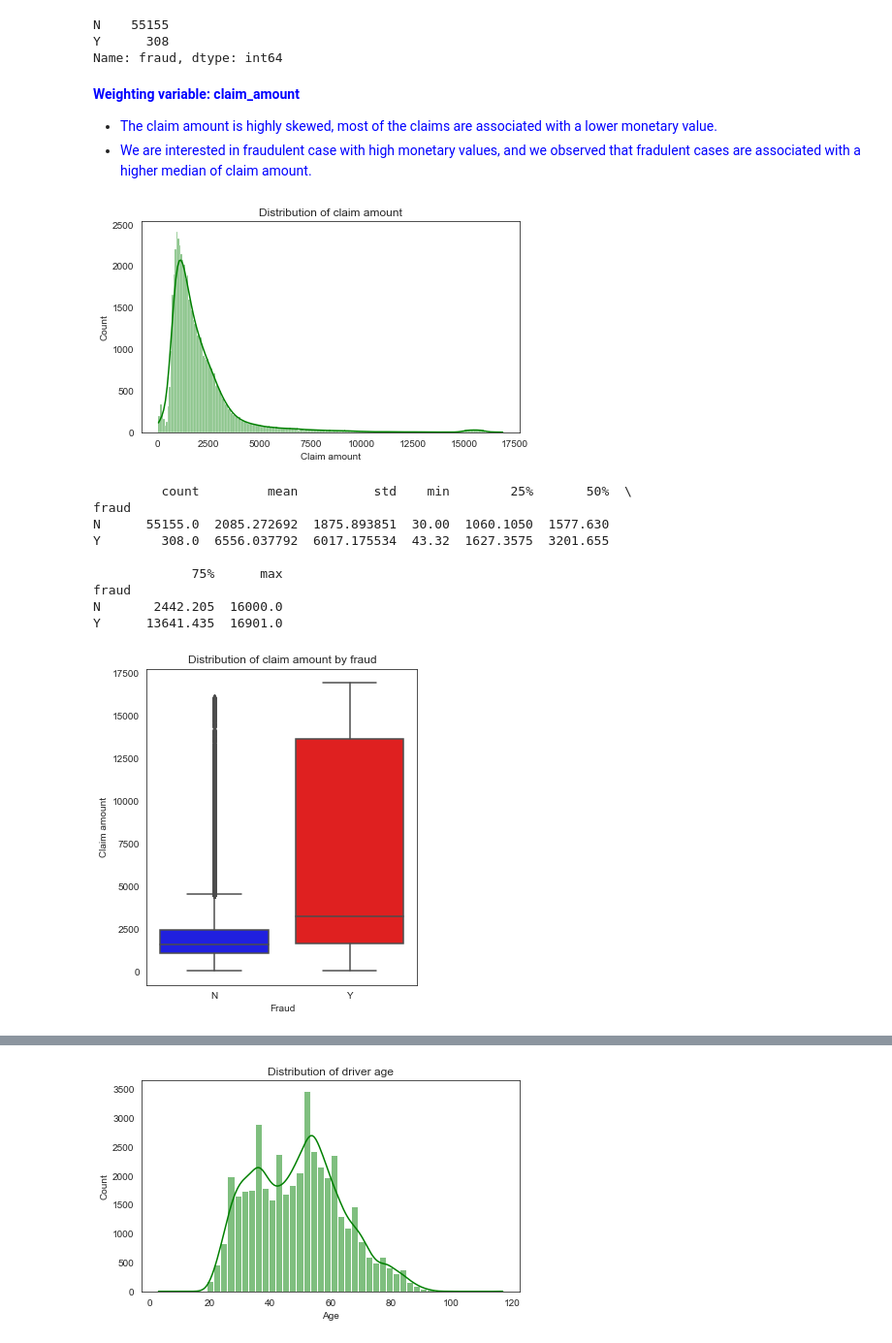
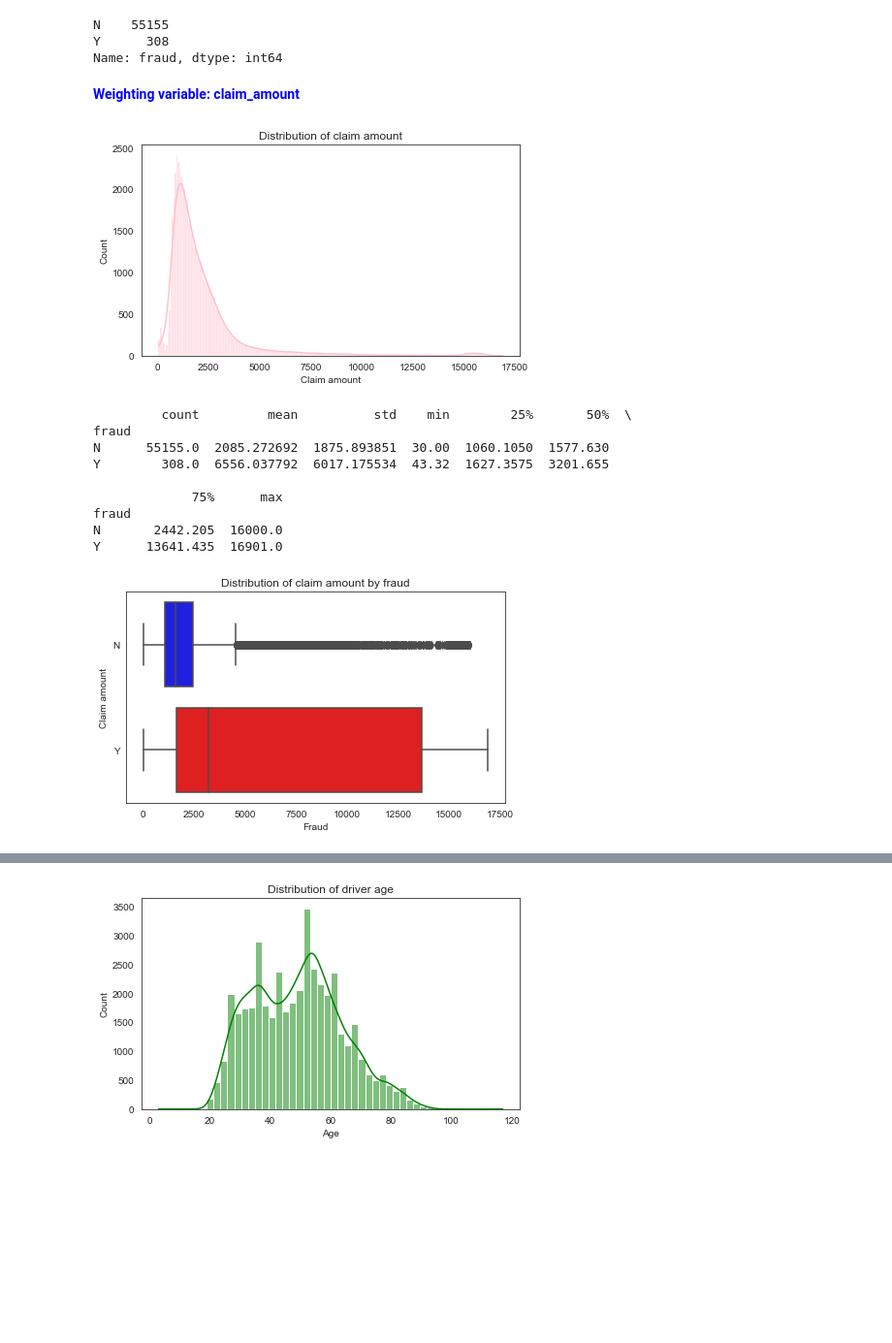
Before and after one commit to andyc1997/Advanced-Analytics, a Jupyter notebook: Assignment1/eda.ipynb, the cells around one changed output, grey strips where cells are left out. Shown at 97% size. Saved outputs shown, nothing was run; the diff lists cells and outputs as text; code cells hidden in the pictures; blank space fills up the shorter version.

```diff
--- a/Assignment1/eda.ipynb
+++ b/Assignment1/eda.ipynb
@@ -37,14 +37,12 @@ data['fraud'].value_counts()
 N    55155
 Y      308
 Name: fraud, dtype: int64
-# %% [markdown]
- **<font color='blue'>Weighting variable: claim_amount</font>**
- - <font color='blue'>The claim amount is highly skewed, most of the claims are associated with a lower monetary value.</font>
- - <font color='blue'>We are interested in fraudulent case with high monetary values, and we observed that fradulent cases are associated with a higher median of claim amount.</font>
+# %% [markdown]
+ **<font color='blue'>Weighting variable: claim_amount</font>**
 # %%
 # histogram for claim_amount
 sns.set_style('white')
-ax = sns.histplot(x = 'claim_amount', data = data, kde = True, color = 'green')
+ax = sns.histplot(x = 'claim_amount', data = data, kde = True, color = 'pink')
 ax.set_title('Distribution of claim amount')
 ax.set_xlabel('Claim amount')
 ax.set_ylabel('Count')
@@ -52,27 +50,27 @@ fig = ax.get_figure()
 fig.set_size_inches(7, 4)
 fig.savefig('dist_claim_amount.png', bbox_inches = 'tight', dpi = 300)
 # %% [output]
-[figure, old version]
+[figure, new version]
 # %%
 # Distribution of claim amount by fraud
 print(data.groupby('fraud')['claim_amount'].describe())
 
 # Visualization in a boxplot
-ax = sns.boxplot(x = 'fraud', y = 'claim_amount', data = data, palette = ['blue', 'red'])
+ax = sns.boxplot(y = 'fraud', x = 'claim_amount', data = data, palette = ['blue', 'red'])
 ax.set_title('Distribution of claim amount by fraud')
 ax.set_xlabel('Fraud')
 ax.set_ylabel('Claim amount')
 fig = ax.get_figure()
-fig.set_size_inches(5, 6)
+fig.set_size_inches(7, 4)
 fig.savefig('dist_claim_amount_by_fraud.png', bbox_inches = 'tight', dpi = 300)
 # %% [output]
          count         mean          std    min        25%       50%  \
 fraud
 N      55155.0  2085.272692  1875.893851  30.00  1060.1050  1577.630
 Y        308.0  6556.037792  6017.175534  43.32  1627.3575  3201.655
 
              75%      max
 fraud
 N       2442.205  16000.0
 Y      13641.435  16901.0
-[figure, old version]
+[figure, new version]
```
Also changed, not shown: parts of 46 cells of this notebook, 2 other files.
